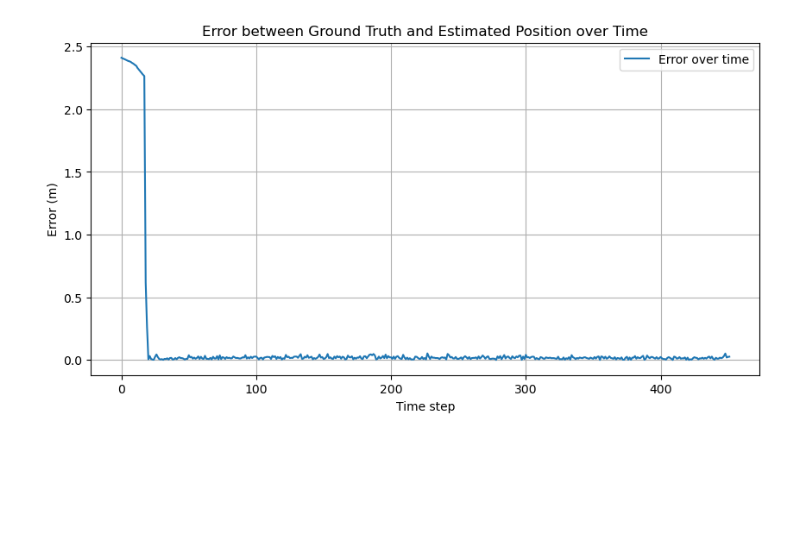
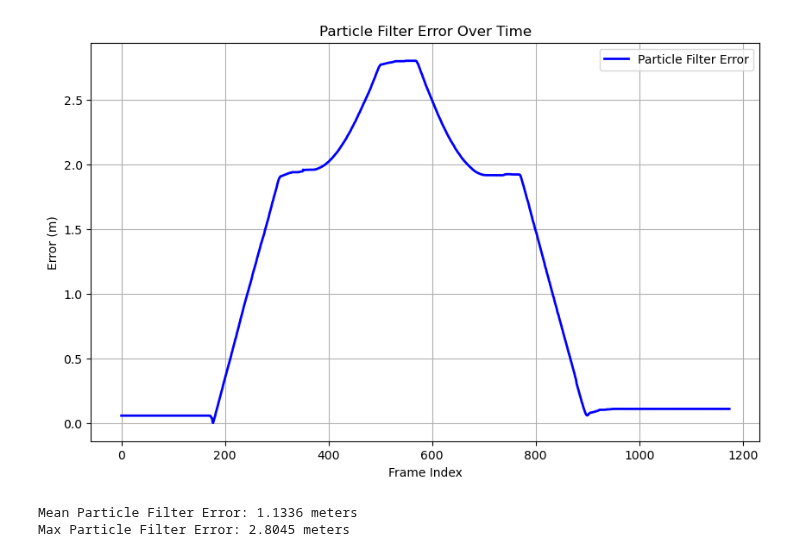
Before and after one commit to calvinbootsman/Data-Fusion-Architecture, a Jupyter notebook: Assignment 3/DFA_Assignment3_2024/test 13.ipynb, the cells around one changed output. Drawn from its saved outputs; the diff is of its cells as text; code cells hidden in the pictures; blank space fills up the shorter version.

```diff
--- a/Assignment 3/DFA_Assignment3_2024/test 13.ipynb
+++ b/Assignment 3/DFA_Assignment3_2024/test 13.ipynb
@@ -149,32 +537,40 @@ GIF saved as 'adaptive_particle_filter_uniform.gif'
-# %%
-# Calculate error over time
-errors = []
-for frame in range(len(ground_truth)):
-    control_input = [0.5, 0]  # Example control input
-    measurement = simulate_landmark_measurements(ground_truth[frame], LANDMARKS, noise_std=0.02)
-
-    # Particle filter steps
-    pf.predict(control_input)
-    pf.update(measurement, measurement_noise=[0.02], landmarks=LANDMARKS)
-
-    if pf.neff() < NUM_PARTICLES / 2:
-        pf.resample()
-
-    # Estimate the state
-    estimated_mean, _ = pf.estimate()
-
-    # Calculate error (Euclidean distance)
-    error = np.linalg.norm(ground_truth[frame, :2] - estimated_mean[:2])
-    errors.append(error)
-
-# Plot error over time
-plt.figure(figsize=(10, 5))
-plt.plot(errors, label='Error over time')
-plt.xlabel('Time step')
-plt.ylabel('Error (m)')
-plt.title('Error between Ground Truth and Estimated Position over Time')
-plt.legend()
-plt.grid()
-plt.show()
-# %% [output]
-[figure, removed]
+# %%
+# Ensure ground_truth is properly defined
+if 'ground_truth' not in globals():
+    tf_x, tf_y, tf_theta = load_tf_data('tf_data.csv')  # Replace with your actual filename
+    ground_truth = np.vstack((tf_x, tf_y, tf_theta)).T
+
+# Calculate Error of Particle Filter from Ground Truth
+particle_filter_errors = []
+
+for frame in range(len(ground_truth)):
+    # Ground truth position at the current frame
+    ground_truth_position = ground_truth[frame, :2]
+
+    # Estimate from Particle Filter
+    estimated_mean, _ = pf.estimate()
+    particle_filter_position = estimated_mean[:2]
+
+    # Calculate Euclidean distance error
+    error = np.linalg.norm(ground_truth_position - particle_filter_position)
+    particle_filter_errors.append(error)
+
+# Plot Error Over Time
+plt.figure(figsize=(10, 6))
+plt.plot(range(len(particle_filter_errors)), particle_filter_errors, label='Particle Filter Error', color='blue', linewidth=2)
+plt.xlabel('Frame Index')
+plt.ylabel('Error (m)')
+plt.title('Particle Filter Error Over Time')
+plt.legend()
+plt.grid(True)
+plt.show()
+
+# Print Mean and Max Error
+mean_error = np.mean(particle_filter_errors)
+max_error = np.max(particle_filter_errors)
+print(f"Mean Particle Filter Error: {mean_error:.4f} meters")
+print(f"Max Particle Filter Error: {max_error:.4f} meters")
+# %% [output]
+[figure, added]
+Mean Particle Filter Error: 1.1336 meters
+Max Particle Filter Error: 2.8045 meters
```
Also changed, not shown: parts of 3 cells of this notebook.
